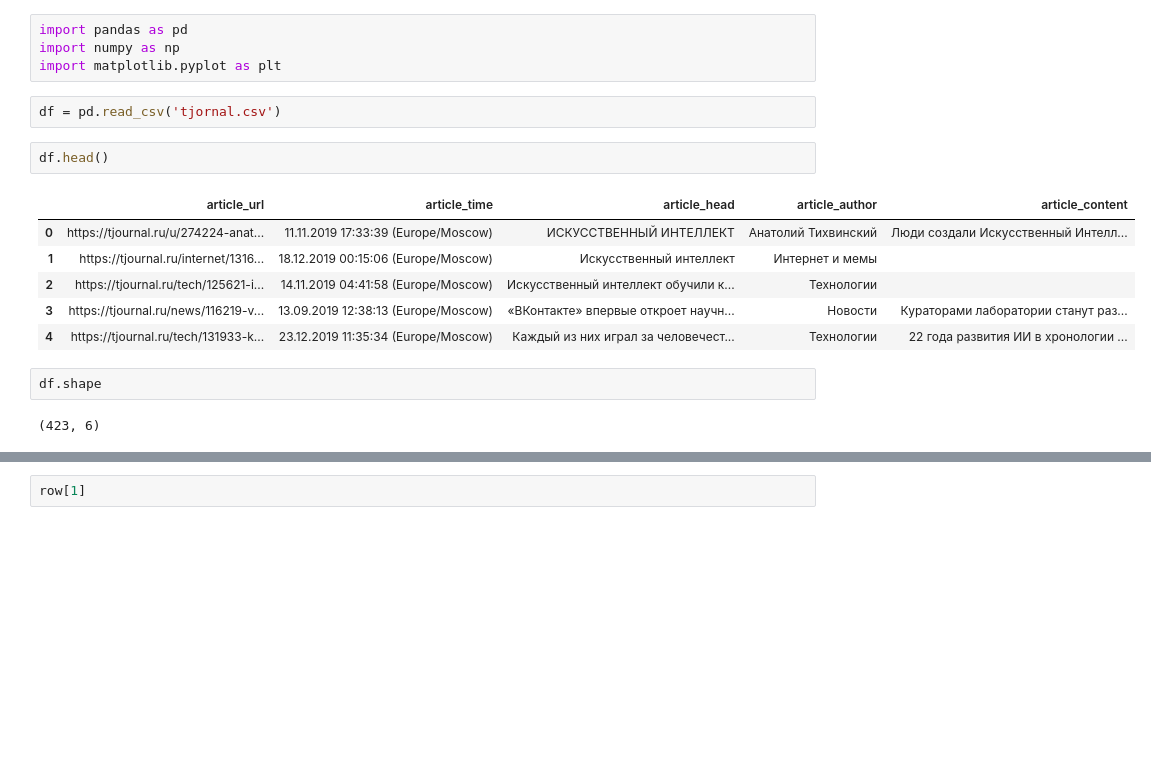
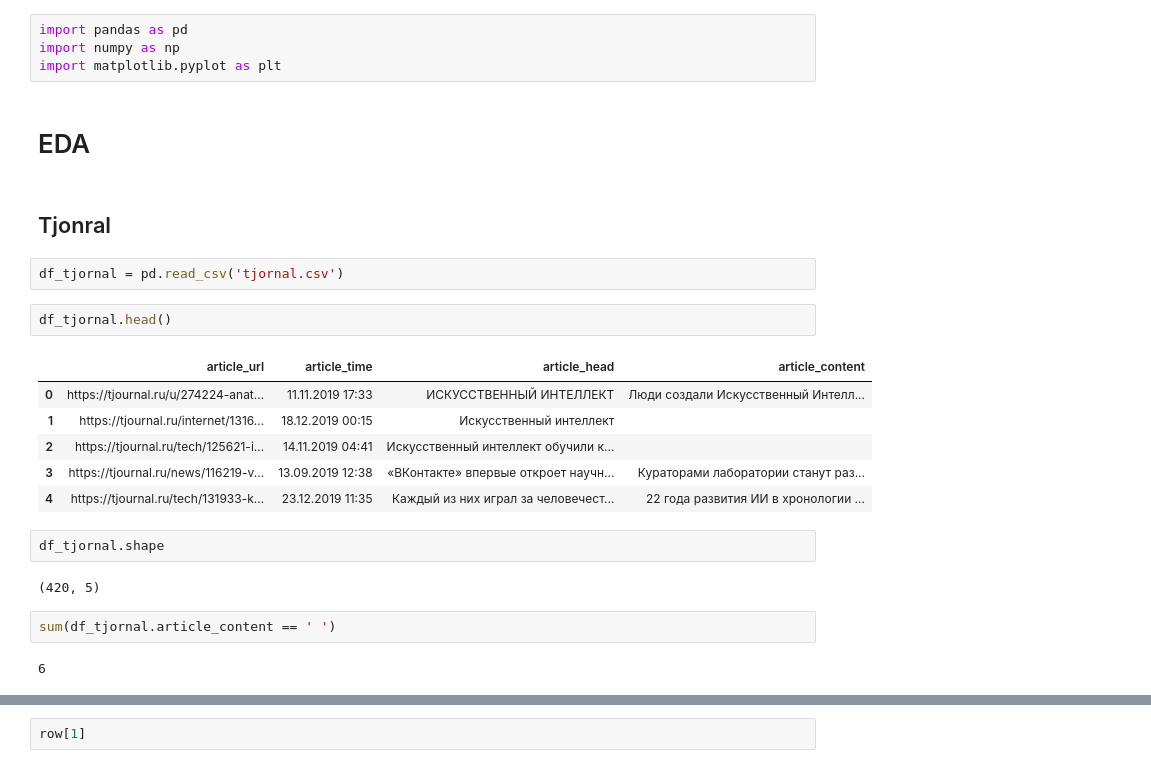
Before and after one commit to Polad27/diploma, a Jupyter notebook: EDA.ipynb, the cells around one changed output, grey strips where cells are left out. Saved outputs shown, nothing was run; the diff lists cells and outputs as text; blank space fills up the shorter version.

```diff
--- a/EDA.ipynb
+++ b/EDA.ipynb
@@ -2,19 +2,27 @@
 import pandas as pd
 import numpy as np
 import matplotlib.pyplot as plt
+# %% [markdown]
+# EDA
+# %% [markdown]
+## Tjonral
 # %%
-df = pd.read_csv('tjornal.csv')
+df_tjornal = pd.read_csv('tjornal.csv')
 # %%
-df.head()
+df_tjornal.head()
 # %% [output]
-|  | article_url | article_time | article_head | article_author | article_content |
-| 0 | https://tjournal.ru/u/274224-anat... | 11.11.2019 17:33:39 (Europe/Moscow) | ИСКУССТВЕННЫЙ ИНТЕЛЛЕКТ | Анатолий Тихвинский | Люди создали Искусственный Интелл... |
-| 1 | https://tjournal.ru/internet/1316... | 18.12.2019 00:15:06 (Europe/Moscow) | Искусственный интеллект | Интернет и мемы |  |
-| 2 | https://tjournal.ru/tech/125621-i... | 14.11.2019 04:41:58 (Europe/Moscow) | Искусственный интеллект обучили к... | Технологии |  |
-| 3 | https://tjournal.ru/news/116219-v... | 13.09.2019 12:38:13 (Europe/Moscow) | «ВКонтакте» впервые откроет научн... | Новости | Кураторами лаборатории станут раз... |
-| 4 | https://tjournal.ru/tech/131933-k... | 23.12.2019 11:35:34 (Europe/Moscow) | Каждый из них играл за человечест... | Технологии | 22 года развития ИИ в хронологии ... |
+|  | article_url | article_time | article_head | article_content |
+| 0 | https://tjournal.ru/u/274224-anat... | 11.11.2019 17:33 | ИСКУССТВЕННЫЙ ИНТЕЛЛЕКТ | Люди создали Искусственный Интелл... |
+| 1 | https://tjournal.ru/internet/1316... | 18.12.2019 00:15 | Искусственный интеллект |  |
+| 2 | https://tjournal.ru/tech/125621-i... | 14.11.2019 04:41 | Искусственный интеллект обучили к... |  |
+| 3 | https://tjournal.ru/news/116219-v... | 13.09.2019 12:38 | «ВКонтакте» впервые откроет научн... | Кураторами лаборатории станут раз... |
+| 4 | https://tjournal.ru/tech/131933-k... | 23.12.2019 11:35 | Каждый из них играл за человечест... | 22 года развития ИИ в хронологии ... |
 # %%
-df.shape
+df_tjornal.shape
 # %% [output]
-(423, 6)
+(420, 5)
+# %%
+sum(df_tjornal.article_content == ' ')
+# %% [output]
+6
 # %%
```
Also changed, not shown: parts of 13 cells of this notebook, 5 other files.
